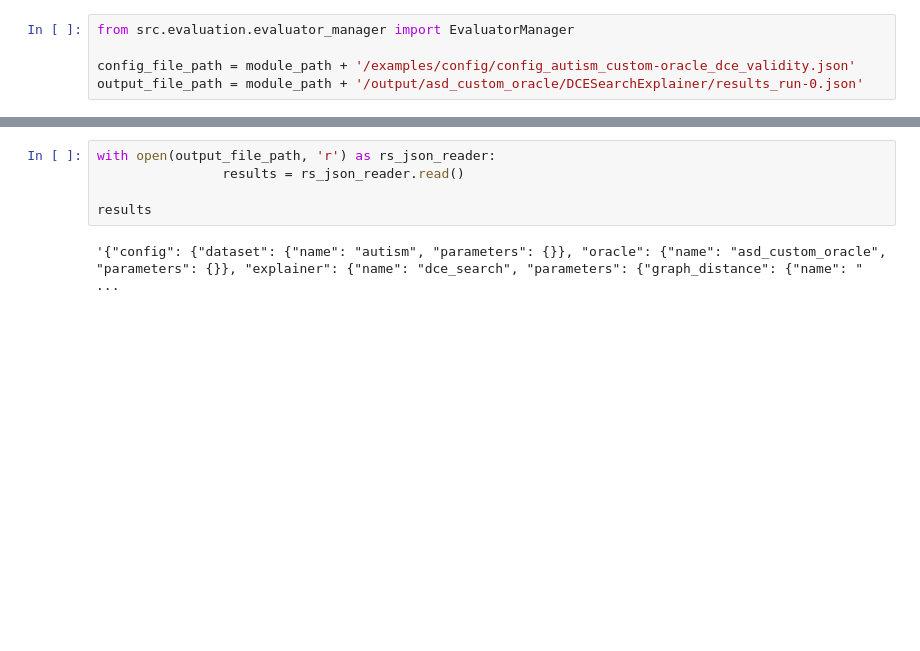
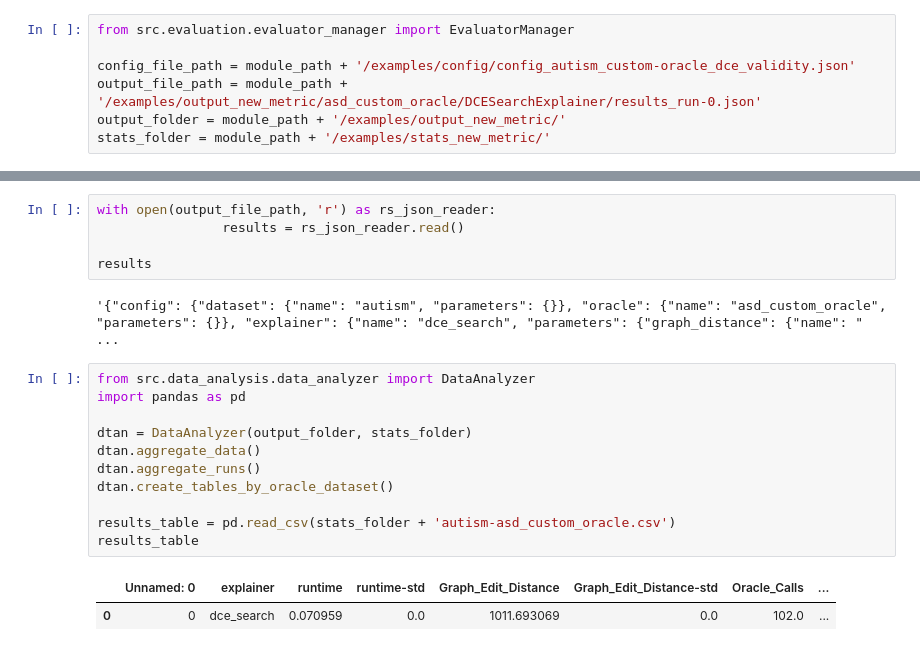
Before and after one commit to MarioTheOne/GRETEL, a Jupyter notebook: examples/4-adding_evaluation_metric.ipynb, the cells around one changed output, grey strips where cells are left out. Drawn from its saved outputs; the diff is of its cells as text; blank space fills up the shorter version.

```diff
--- a/examples/4-adding_evaluation_metric.ipynb
+++ b/examples/4-adding_evaluation_metric.ipynb
@@ -9,5 +9,7 @@ sys.path.append(module_path)
 from src.evaluation.evaluator_manager import EvaluatorManager
 
 config_file_path = module_path + '/examples/config/config_autism_custom-oracle_dce_validity.json'
-output_file_path = module_path + '/output/asd_custom_oracle/DCESearchExplainer/results_run-0.json'
+output_file_path = module_path + '/examples/output_new_metric/asd_custom_oracle/DCESearchExplainer/results_run-0.json'
+output_folder = module_path + '/examples/output_new_metric/'
+stats_folder = module_path + '/examples/stats_new_metric/'
 # %% [output]
@@ -88,3 +90,17 @@ with open(output_file_path, 'r') as rs_json_reader:
 results
 # %% [output]
 '{"config": {"dataset": {"name": "autism", "parameters": {}}, "oracle": {"name": "asd_custom_oracle", "parameters": {}}, "explainer": {"name": "dce_search", "parameters": {"graph_distance": {"name": " ...
+# %%
+from src.data_analysis.data_analyzer import DataAnalyzer
+import pandas as pd
+
+dtan = DataAnalyzer(output_folder, stats_folder)
+dtan.aggregate_data()
+dtan.aggregate_runs()
+dtan.create_tables_by_oracle_dataset()
+
+results_table = pd.read_csv(stats_folder + 'autism-asd_custom_oracle.csv')
+results_table
+# %% [output]
+|  | Unnamed: 0 | explainer | runtime | runtime-std | Graph_Edit_Distance | Graph_Edit_Distance-std | Oracle_Calls | ... |
+| 0 | 0 | dce_search | 0.070959 | 0.0 | 1011.693069 | 0.0 | 102.0 | ... |
```
Also changed, not shown: parts of 1 cell of this notebook, 18 other files.
